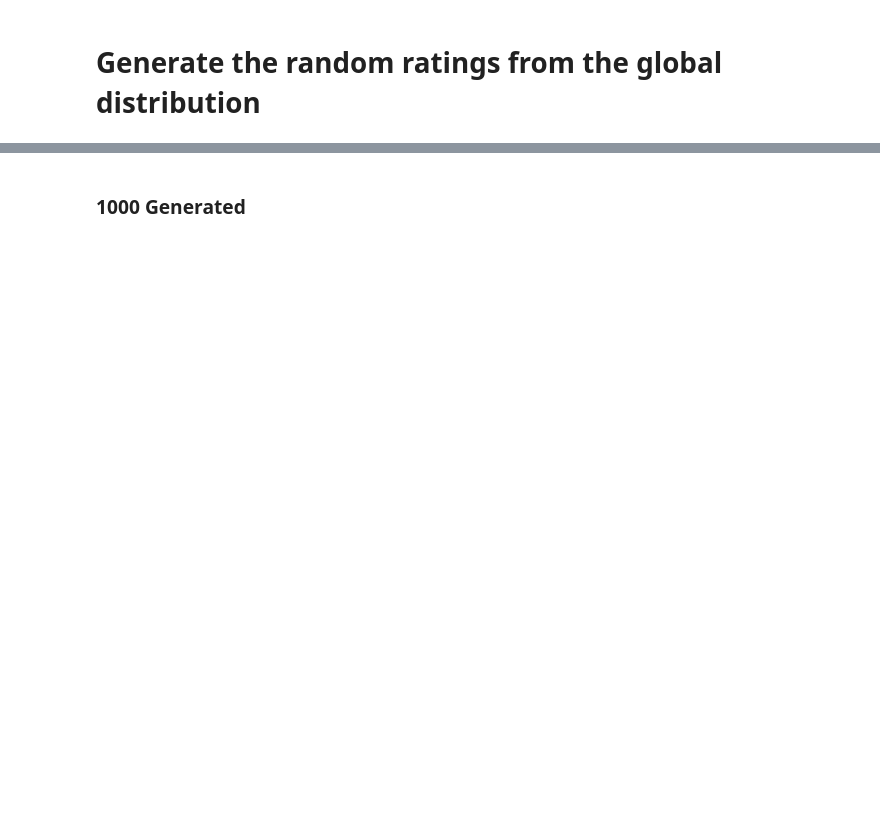
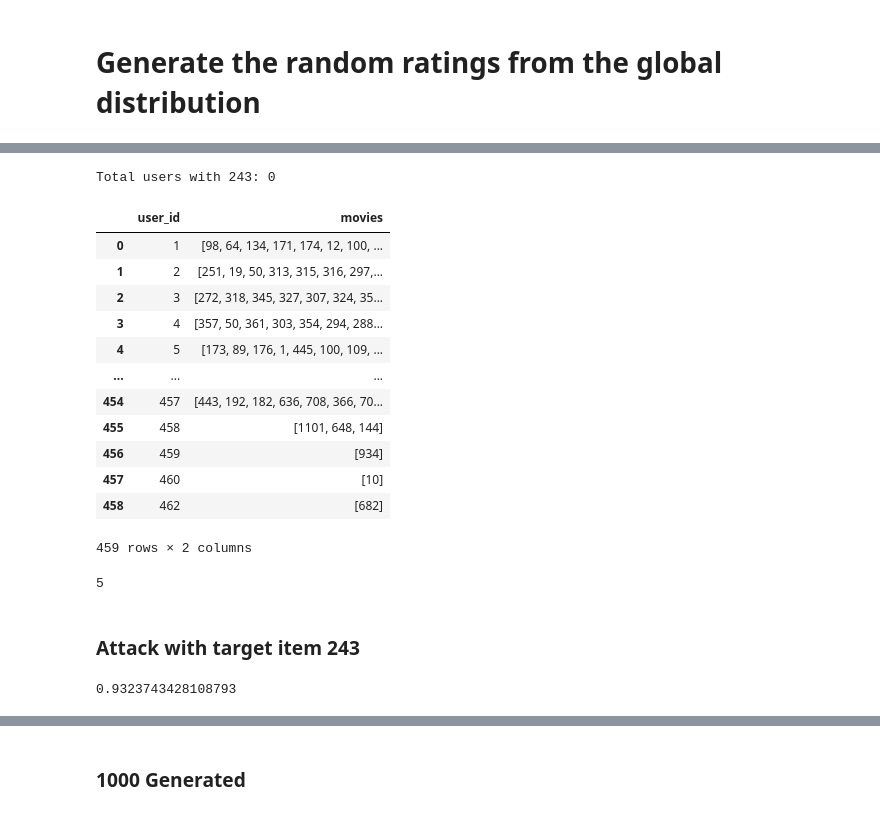
Before and after one commit to azhou5211/Recommender_Systems_and_Attacks, a Jupyter notebook: notebooks/Random.ipynb, the cells around one changed output, grey strips where cells are left out. Cells and saved outputs as stored; diff of their text form; code cells hidden in the pictures; blank space fills up the shorter version.

```diff
--- a/notebooks/Random.ipynb
+++ b/notebooks/Random.ipynb
@@ -115,0 +261,3 @@ plt.hist(movie.item_id)
+# %%
+attackedDF = spark.createDataFrame(attack)
+attackedDF
@@ -115,0 +268,8 @@ plt.hist(movie.item_id)
+# %%
+# 0.1
+als = ALS(maxIter=10, rank=100, regParam=0.1, userCol="user_id", itemCol="item_id", ratingCol="rating", coldStartStrategy="drop")
+model = als.fit(attackedDF)
+predictions = model.transform(test)
+evaluator = RegressionEvaluator(metricName="rmse", labelCol="rating", predictionCol="prediction")
+rmse = evaluator.evaluate(predictions)
+rmse
@@ -115,0 +298,52 @@ plt.hist(movie.item_id)
+# %%
+userRecs = model.recommendForAllUsers(10)
+userRecs = userRecs.toPandas()
+
+target_item = 243
+count = 0
+for index, row in userRecs.iterrows():
+    recommendations = [r['item_id'] for r in row['recommendations']]
+    if target_item in recommendations:
+        print(row['user_id'], recommendations)
+        count += 1
+print(f'Total users with {target_item}: {count}')
+# %% [output]
+Total users with 243: 0
+# %%
+def get_n_recommendations(predictions, n=10):
+    p = predictions.sort_values(by=['user_id', 'prediction'], ascending=[True, False])
+    p2 = p.groupby('user_id')['item_id'].apply(list).reset_index(name='movies')
+    p2['movies'] = p2['movies'].apply(lambda l: l[:n])
+    return p2
+
+def get_occurences(top_rec, target_item):
+    t = top_rec['movies'].to_numpy()
+    count = 0
+    for i in t:
+        for j in i:
+            if j == target_item:
+                count += 1
+    return count
+# %%
+top_10 = get_n_recommendations(predictions.toPandas(), n=10)
+top_10
+# %% [output]
+|  | user_id | movies |
+| 0 | 1 | [98, 64, 134, 171, 174, 12, 100, ... |
+| 1 | 2 | [251, 19, 50, 313, 315, 316, 297,... |
+| 2 | 3 | [272, 318, 345, 327, 307, 324, 35... |
+| 3 | 4 | [357, 50, 361, 303, 354, 294, 288... |
+| 4 | 5 | [173, 89, 176, 1, 445, 100, 109, ... |
+| ... | ... | ... |
+| 454 | 457 | [443, 192, 182, 636, 708, 366, 70... |
+| 455 | 458 | [1101, 648, 144] |
+| 456 | 459 | [934] |
+| 457 | 460 | [10] |
+| 458 | 462 | [682] |
+459 rows × 2 columns
+# %%
+get_occurences(top_10, 243)
+# %% [output]
+5
+# %% [markdown]
+### Attack with target item 243
@@ -115,0 +354,10 @@ plt.hist(movie.item_id)
+# %%
+# 0.1
+als = ALS(maxIter=10, rank=100, regParam=0.1, userCol="user_id", itemCol="item_id", ratingCol="rating", coldStartStrategy="drop")
+model = als.fit(attackedDF)
+predictions = model.transform(test)
+evaluator = RegressionEvaluator(metricName="rmse", labelCol="rating", predictionCol="prediction")
+rmse = evaluator.evaluate(predictions)
+rmse
+# %% [output]
+0.9323743428108793
```
Also changed, not shown: parts of 38 cells of this notebook.
